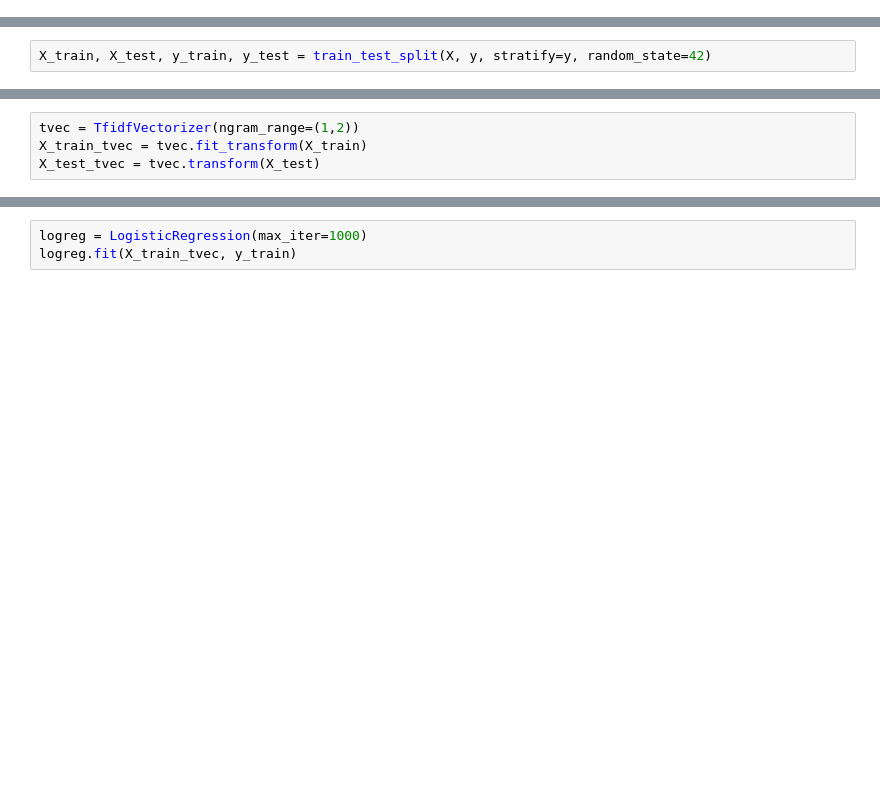
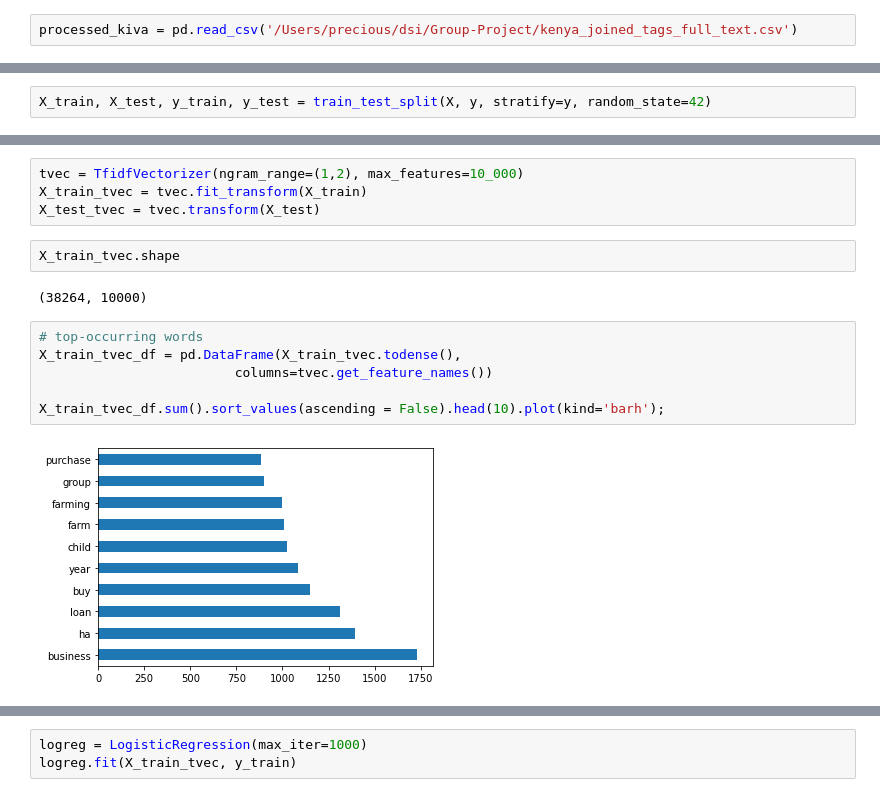
Before and after one commit to rzi11211/kiva-max-approver, a Jupyter notebook: Precious/ps_kenya_nlp_corrected.ipynb, the cells around one changed output, grey strips where cells are left out. Cells and saved outputs as stored; diff of their text form; blank space fills up the shorter version.

```diff
--- a/Precious/ps_kenya_nlp_corrected.ipynb
+++ b/Precious/ps_kenya_nlp_corrected.ipynb
@@ -136,0 +151,2 @@ dtype: int64
+# %%
+processed_kiva = pd.read_csv('/Users/precious/dsi/Group-Project/kenya_joined_tags_full_text.csv')
@@ -147,5 +203,17 @@ y.value_counts(normalize=True)
 Name: STATUS, dtype: float64
 # %%
-tvec = TfidfVectorizer(ngram_range=(1,2))
+tvec = TfidfVectorizer(ngram_range=(1,2), max_features=10_000)
 X_train_tvec = tvec.fit_transform(X_train)
 X_test_tvec = tvec.transform(X_test)
+# %%
+X_train_tvec.shape
+# %% [output]
+(38264, 10000)
+# %%
+# top-occurring words
+X_train_tvec_df = pd.DataFrame(X_train_tvec.todense(),
+                         columns=tvec.get_feature_names())
+
+X_train_tvec_df.sum().sort_values(ascending = False).head(10).plot(kind='barh');
+# %% [output]
+[figure, added]
```
Also changed, not shown: parts of 47 cells of this notebook.
